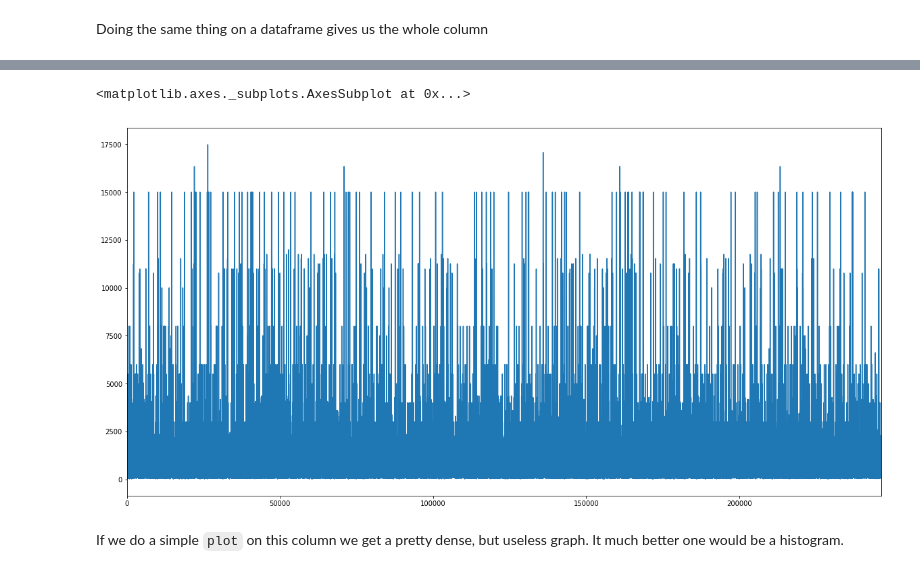
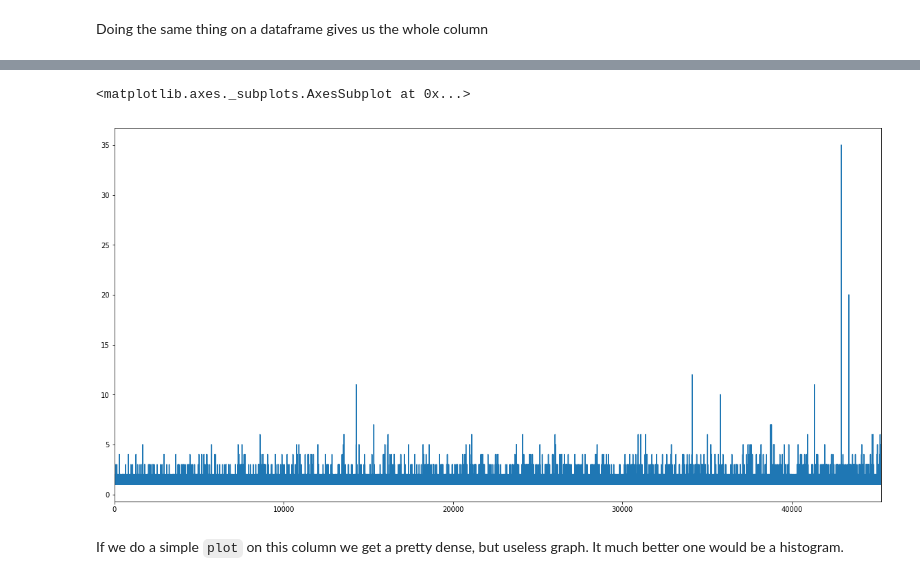
Before and after one commit to chriswng/me, a Jupyter notebook: week7/basic_pandas.ipynb, the cells around one changed output, grey strips where cells are left out. Cells and saved outputs as stored; diff of their text form; code cells hidden in the pictures.

Commit message:
some data work

```diff
--- a/week7/basic_pandas.ipynb
+++ b/week7/basic_pandas.ipynb
@@ -24,14 +24,12 @@ Let's check to see if we've already downloaded the data. It's a big file, so we
 
 Pandas is pretty smart, it can get data from the internet just as easily as from the file system, it just takes a bit longer.
 # %%
-if os.path.isfile("bitre_ardd_fatal_crashes_may_2019.csv"):
-    filepath = "bitre_ardd_fatal_crashes_may_2019.csv"
+if os.path.isfile("bitre_ardd_fatal_crashes_jun_2019.csv"):
+    filepath = "bitre_ardd_fatal_crashes_jun_2019.csv"
     print("loading from file")
 else:
-    filepath = "ignoer.csv"
-    print("loading from the internet")
-
-penalty_data = pd.read_csv(filepath)
+    print("Put ur file there")
+crash_data = pd.read_csv(filepath, low_memory=False)
     #returns dataframe
 print("done")
 # %% [output]
@@ -122,10 +124,10 @@ Name: FACE_VALUE, Length: 246305, dtype: int64
 # %%
-penalty_data["FACE_VALUE"].plot()
+crash_data["Number Fatalities"].plot()
 
 #doesnt give much if u have too much data
 # %% [output]
 <matplotlib.axes._subplots.AxesSubplot at 0x...>
-[figure, old version]
+[figure, new version]
 # %% [markdown]
 If we do a simple `plot` on this column we get a pretty dense, but useless graph. It much better one would be a histogram.
 # %%
```
Also changed, not shown: parts of 8 cells of this notebook, 2 other files.
